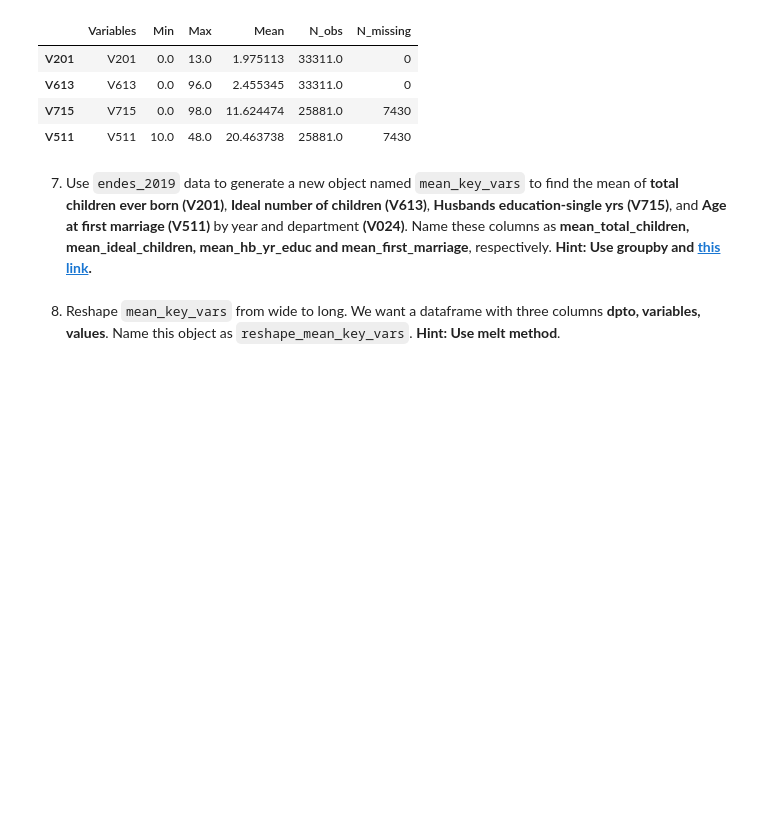
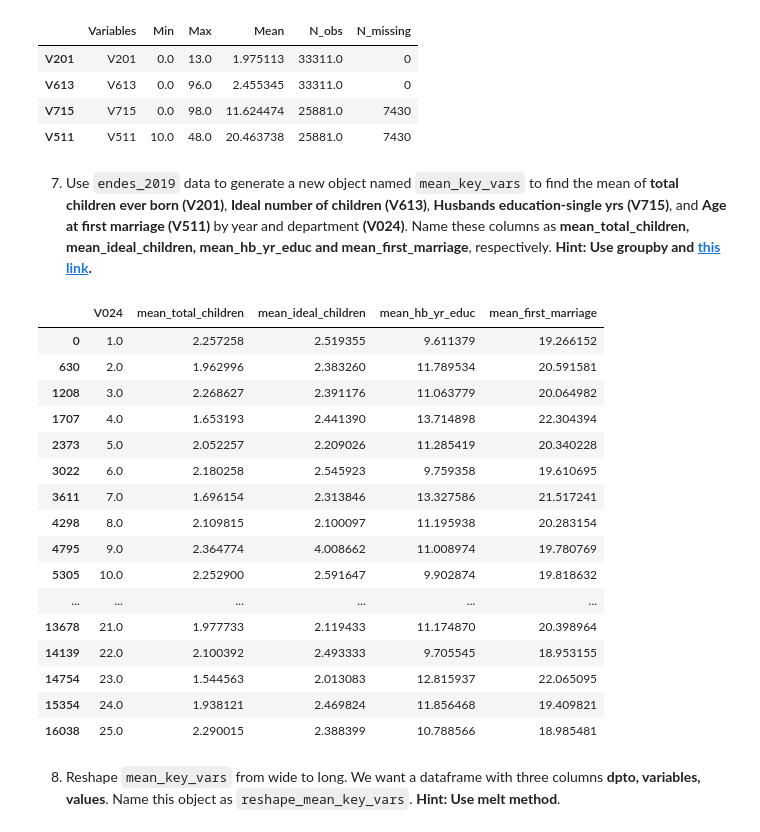
Before and after one commit to anzonyquispe/MediaLab_PUCP, a Jupyter notebook: Lecture_3/Assignment_3/Group_5_ass_3_2024.ipynb, the cells around one changed output. Cells and saved outputs as stored; diff of their text form; code cells hidden in the pictures; blank space fills up the shorter version.

```diff
--- a/Lecture_3/Assignment_3/Group_5_ass_3_2024.ipynb
+++ b/Lecture_3/Assignment_3/Group_5_ass_3_2024.ipynb
@@ -225,5 +225,40 @@ result_endes_2019
 | V511 | V511 | 10.0 | 48.0 | 20.463738 | 25881.0 | 7430 |
 # %% [markdown]
 7. Use `endes_2019` data to generate a new object named `mean_key_vars` to find the mean of **total children ever born (V201)**, **Ideal number of children (V613)**, **Husbands education-single yrs (V715)**, and **Age at first marriage (V511)** by year and department **(V024)**. Name these columns as **mean_total_children, mean_ideal_children, mean_hb_yr_educ and mean_first_marriage**, respectively. **Hint: Use groupby and [this link](https://stackoverflow.com/questions/40901770/is-there-a-simple-way-to-change-a-column-of-yes-no-to-1-0-in-a-pandas-dataframe).**
+# %%
+import pandas as pd
+
+# Creamos las nuevas columns mean_key_vars con la funcion groupby
+endes_2019['mean_total_children'] = endes_2019.groupby(['V024'])['V201'].transform('mean')
+endes_2019['mean_ideal_children'] = endes_2019.groupby(['V024'])['V613'].transform('mean')
+endes_2019['mean_hb_yr_educ'] = endes_2019.groupby(['V024'])['V715'].transform('mean')
+endes_2019['mean_first_marriage'] = endes_2019.groupby(['V024'])['V511'].transform('mean')
+
+# Seleccionar las columnas que queremos imprimir
+mean_key_vars = endes_2019[['V024', 'mean_total_children', 'mean_ideal_children', 'mean_hb_yr_educ', 'mean_first_marriage']]
+
+# Eliminamos los duplicados
+mean_key_vars = mean_key_vars.drop_duplicates()
+
+# imprimimos el resultado
+mean_key_vars
+# %% [output]
+|  | V024 | mean_total_children | mean_ideal_children | mean_hb_yr_educ | mean_first_marriage |
+| 0 | 1.0 | 2.257258 | 2.519355 | 9.611379 | 19.266152 |
+| 630 | 2.0 | 1.962996 | 2.383260 | 11.789534 | 20.591581 |
+| 1208 | 3.0 | 2.268627 | 2.391176 | 11.063779 | 20.064982 |
+| 1707 | 4.0 | 1.653193 | 2.441390 | 13.714898 | 22.304394 |
+| 2373 | 5.0 | 2.052257 | 2.209026 | 11.285419 | 20.340228 |
+| 3022 | 6.0 | 2.180258 | 2.545923 | 9.759358 | 19.610695 |
+| 3611 | 7.0 | 1.696154 | 2.313846 | 13.327586 | 21.517241 |
+| 4298 | 8.0 | 2.109815 | 2.100097 | 11.195938 | 20.283154 |
+| 4795 | 9.0 | 2.364774 | 4.008662 | 11.008974 | 19.780769 |
+| 5305 | 10.0 | 2.252900 | 2.591647 | 9.902874 | 19.818632 |
+| ... | ... | ... | ... | ... | ... |
+| 13678 | 21.0 | 1.977733 | 2.119433 | 11.174870 | 20.398964 |
+| 14139 | 22.0 | 2.100392 | 2.493333 | 9.705545 | 18.953155 |
+| 14754 | 23.0 | 1.544563 | 2.013083 | 12.815937 | 22.065095 |
+| 15354 | 24.0 | 1.938121 | 2.469824 | 11.856468 | 19.409821 |
+| 16038 | 25.0 | 2.290015 | 2.388399 | 10.788566 | 18.985481 |
 # %% [markdown]
 8. Reshape `mean_key_vars` from wide to long. We want a dataframe with three columns **dpto, variables, values**. Name this object as `reshape_mean_key_vars`. **Hint: Use melt method**.
```
Also changed, not shown: parts of 1 cell of this notebook.
